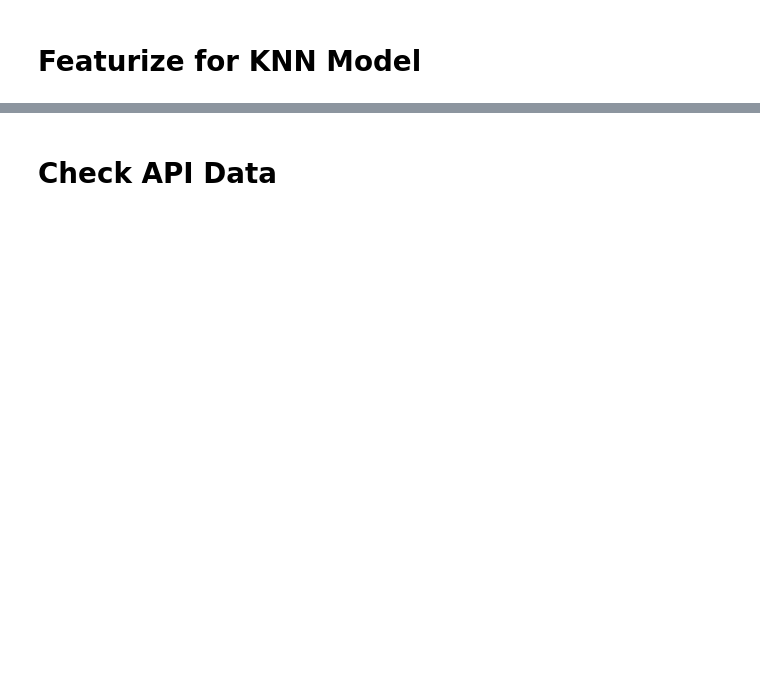
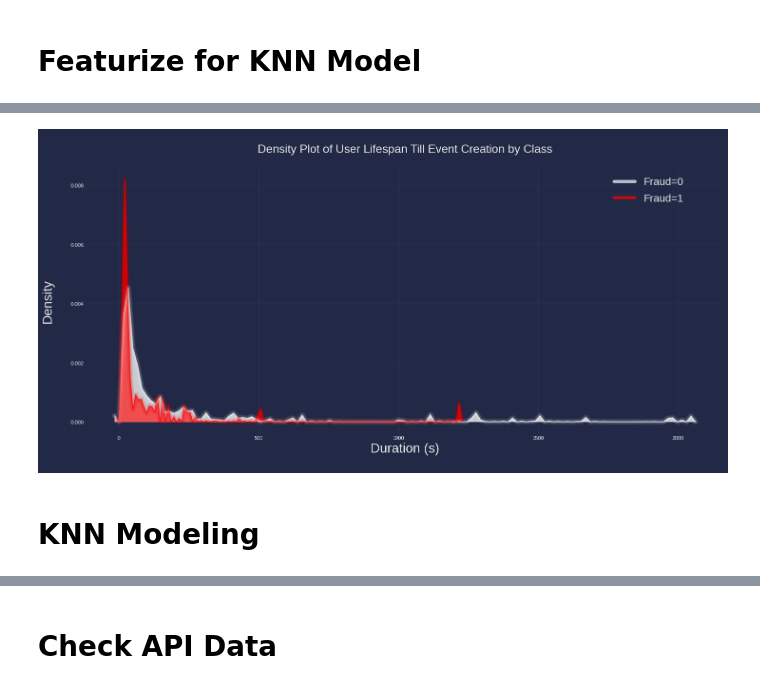
Before and after one commit to mkpetterson/Fraud_Detection, a Jupyter notebook: KNN_modeling.ipynb, the cells around one changed output, grey strips where cells are left out. Saved outputs shown, nothing was run; the diff lists cells and outputs as text; code cells hidden in the pictures; blank space fills up the shorter version.

```diff
--- a/KNN_modeling.ipynb
+++ b/KNN_modeling.ipynb
@@ -87,0 +132,36 @@ cleaned_data
+# %%
+# Create A Fraud vs User to Event Lifespan Dist
+
+# Draw Plot
+plt.figure(figsize=(14,7), dpi= 80)
+
+alpha_col = 0.7
+colors = ["white", "red"]
+classification = sorted(cleaned_data["fraud"].unique())
+
+# Plot Points
+for col, class_ in zip(colors, classification):
+    sns.kdeplot(cleaned_data.loc[cleaned_data['fraud'] == class_, "n_previous_payouts"], shade=True, color=col, label=f"Fraud={class_}", alpha=.7)
+
+# Decoration
+plt.title('\nDensity Plot of User Lifespan Till Event Creation by Class\n', fontsize=22)
+plt.xlabel("Duration (s)\n", fontsize=25)
+plt.ylabel("Density\n", fontsize=25)
+legend_ = plt.legend(loc="upper right", bbox_to_anchor=(0.45, 0.5, 0.5, 0.5), fontsize=20, labelspacing=0.6)
+mplcyberpunk.add_glow_effects()
+mplcyberpunk.add_underglow()
+
+# Increase Label Line Thickness
+for line in legend_.get_lines():
+    line.set_linewidth(6)
+
+# Set Limits
+
+
+# Show Plot
+plt.subplots_adjust(left=0, bottom=0, right=1.2, top=1, wspace=1, hspace=0)
+plt.show()
+# %% [output]
+[figure, added]
+# %% [markdown]
+# KNN Modeling
```
Also changed, not shown: parts of 10 cells of this notebook, 1 other file.
